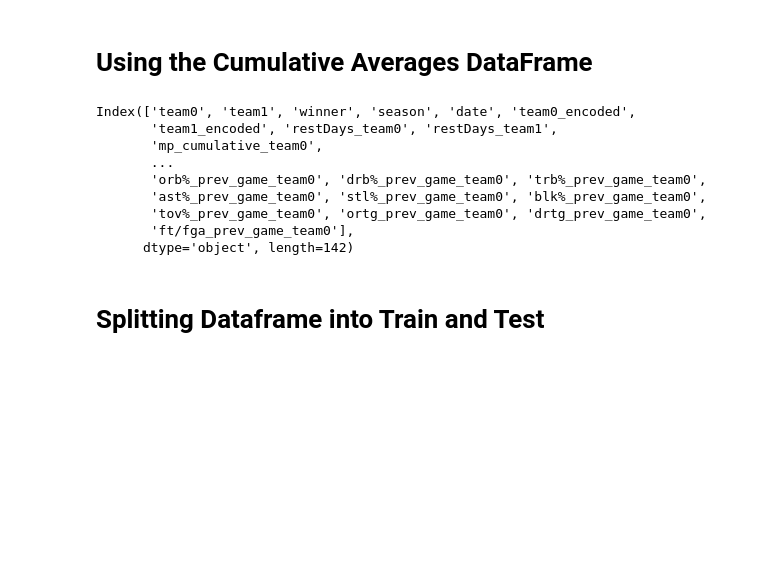
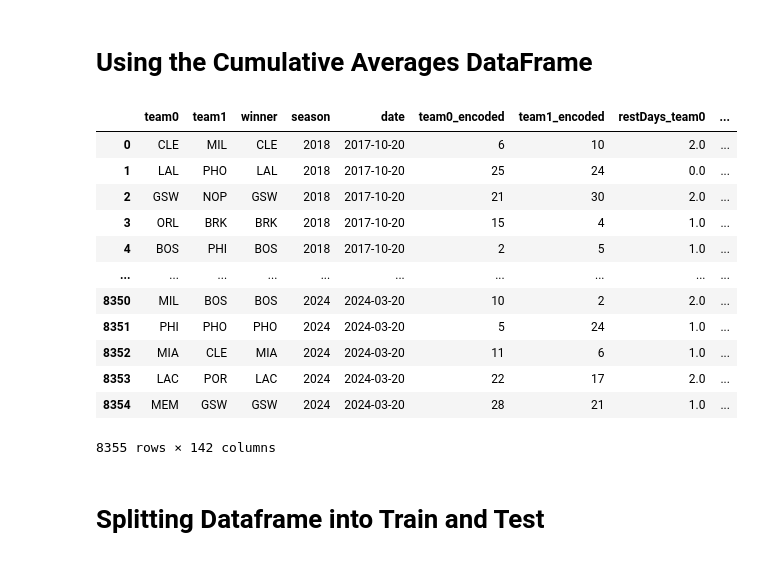
Before and after one commit to parminpatel28/MSCI-446-Project, a Jupyter notebook: model training/model_training_combination_df.ipynb, the cells around one changed output. Saved outputs shown, nothing was run; the diff lists cells and outputs as text; code cells hidden in the pictures; blank space fills up the shorter version.

```diff
--- a/model training/model_training_combination_df.ipynb
+++ b/model training/model_training_combination_df.ipynb
@@ -39,17 +39,21 @@ training_df = pd.concat([cumulative_df, prev_game_df], axis=1)
 # %%
 training_df = training_df.loc[:,~training_df.columns.duplicated()]
 # %%
-training_df.columns
+training_df
 # %% [output]
+|  | team0 | team1 | winner | season | date | team0_encoded | team1_encoded | restDays_team0 | ... |
+| 0 | CLE | MIL | CLE | 2018 | 2017-10-20 | 6 | 10 | 2.0 | ... |
+| 1 | LAL | PHO | LAL | 2018 | 2017-10-20 | 25 | 24 | 0.0 | ... |
+| 2 | GSW | NOP | GSW | 2018 | 2017-10-20 | 21 | 30 | 2.0 | ... |
+| 3 | ORL | BRK | BRK | 2018 | 2017-10-20 | 15 | 4 | 1.0 | ... |
+| 4 | BOS | PHI | BOS | 2018 | 2017-10-20 | 2 | 5 | 1.0 | ... |
+| ... | ... | ... | ... | ... | ... | ... | ... | ... | ... |
+| 8350 | MIL | BOS | BOS | 2024 | 2024-03-20 | 10 | 2 | 2.0 | ... |
+| 8351 | PHI | PHO | PHO | 2024 | 2024-03-20 | 5 | 24 | 1.0 | ... |
+| 8352 | MIA | CLE | MIA | 2024 | 2024-03-20 | 11 | 6 | 1.0 | ... |
+| 8353 | LAC | POR | LAC | 2024 | 2024-03-20 | 22 | 17 | 2.0 | ... |
+| 8354 | MEM | GSW | GSW | 2024 | 2024-03-20 | 28 | 21 | 1.0 | ... |
-Index(['team0', 'team1', 'winner', 'season', 'date', 'team0_encoded',
-       'team1_encoded', 'restDays_team0', 'restDays_team1',
-       'mp_cumulative_team0',
-       ...
-       'orb%_prev_game_team0', 'drb%_prev_game_team0', 'trb%_prev_game_team0',
-       'ast%_prev_game_team0', 'stl%_prev_game_team0', 'blk%_prev_game_team0',
-       'tov%_prev_game_team0', 'ortg_prev_game_team0', 'drtg_prev_game_team0',
-       'ft/fga_prev_game_team0'],
-      dtype='object', length=142)
+8355 rows × 142 columns
 # %% [markdown]
 # Splitting Dataframe into Train and Test
 # %%
```
Also changed, not shown: parts of 11 cells of this notebook, 17 other files.
